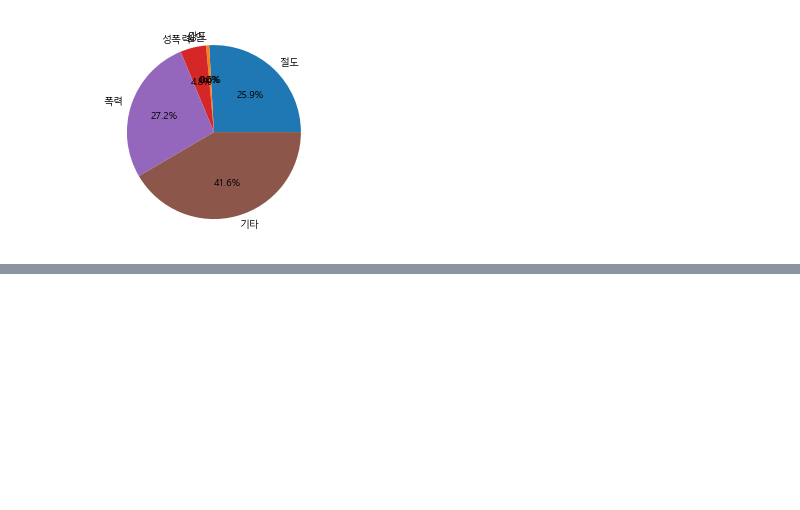
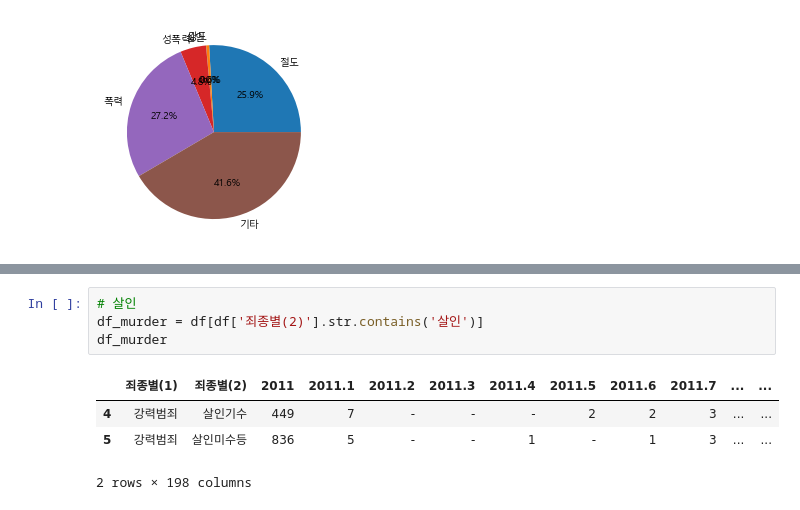
Before and after one commit to hkim11656/crime_analysis, a Jupyter notebook: 08_소년범죄 중 5대 강력범죄 비율.ipynb, the cells around one changed output, grey strips where cells are left out. Saved outputs shown, nothing was run; the diff lists cells and outputs as text; blank space fills up the shorter version.

```diff
--- a/08_소년범죄 중 5대 강력범죄 비율.ipynb
+++ b/08_소년범죄 중 5대 강력범죄 비율.ipynb
@@ -97,0 +128,9 @@ plt.show()
+# %%
+# 살인
+df_murder = df[df['죄종별(2)'].str.contains('살인')]
+df_murder
+# %% [output]
+|  | 죄종별(1) | 죄종별(2) | 2011 | 2011.1 | 2011.2 | 2011.3 | 2011.4 | 2011.5 | 2011.6 | 2011.7 | ... | ... |
+| 4 | 강력범죄 | 살인기수 | 449 | 7 | - | - | - | 2 | 2 | 3 | ... | ... |
+| 5 | 강력범죄 | 살인미수등 | 836 | 5 | - | - | 1 | - | 1 | 3 | ... | ... |
+2 rows × 198 columns
```
Also changed, not shown: parts of 15 cells of this notebook, 1 other file.
